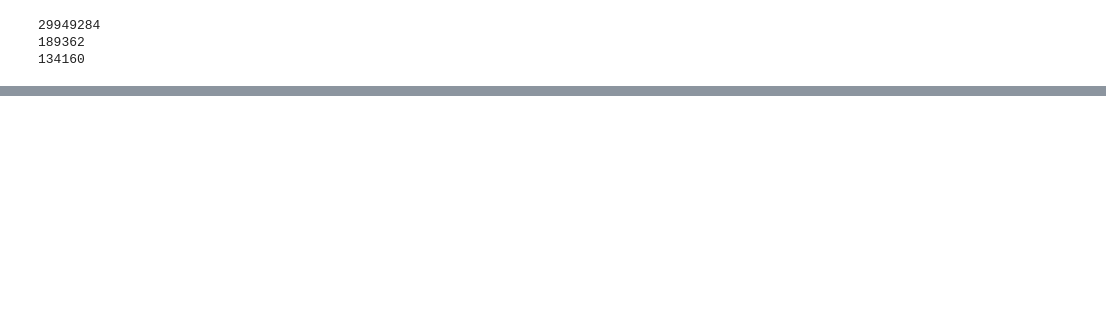
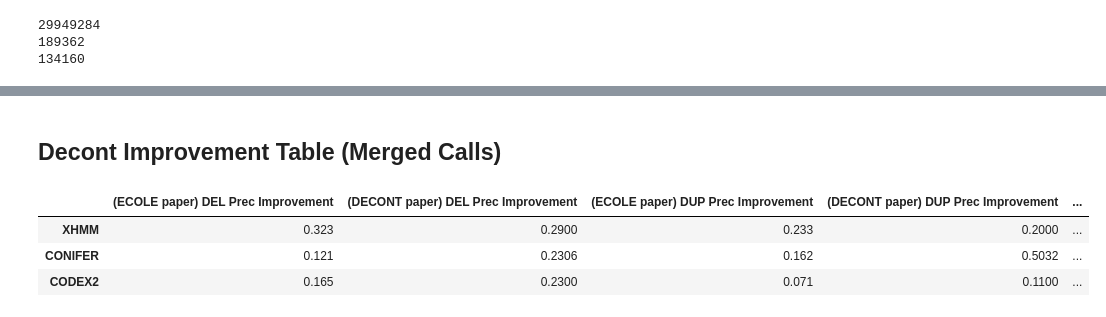
Before and after one commit to alperylmzz/ECOLE-revision, a Jupyter notebook: Figure2.ipynb, the cells around one changed output, grey strips where cells are left out. Cells and saved outputs as stored; diff of their text form; code cells hidden in the pictures; blank space fills up the shorter version.

```diff
--- a/Figure2.ipynb
+++ b/Figure2.ipynb
@@ -145,0 +267,2 @@ list(reversed(performanceTypes))
+# %% [markdown]
+## Decont Improvement Table (Merged Calls)
@@ -145,0 +294,30 @@ list(reversed(performanceTypes))
+# %%
+#Decont Papter
+
+Ozden_XHMM_imp = [ 0.29, 0.20, 0.24]
+Ozden_CONIFER_imp = [ 0.2306, 0.5032, 0.4389]
+Ozden_CODEX2_imp = [ 0.23, 0.11, 0.20]
+
+Ozden_DEL_prec_imp = [Ozden_XHMM_imp[0],Ozden_CONIFER_imp[0],Ozden_CODEX2_imp[0]]
+Ozden_DUP_prec_imp = [Ozden_XHMM_imp[1],Ozden_CONIFER_imp[1],Ozden_CODEX2_imp[1]]
+Ozden_Overall_prec_imp =[Ozden_XHMM_imp[2],Ozden_CONIFER_imp[2],Ozden_CODEX2_imp[2]]
+# %%
+
+
+data = {
+  "(ECOLE paper) DEL Prec Improvement": Mandiracioglu_DEL_prec_imp,
+  "(DECONT paper) DEL Prec Improvement": Ozden_DEL_prec_imp,
+    "(ECOLE paper) DUP Prec Improvement": Mandiracioglu_DUP_prec_imp,
+  "(DECONT paper) DUP Prec Improvement": Ozden_DUP_prec_imp,
+    "(ECOLE paper) Overall Prec Improvement": Mandiracioglu_Overall_prec_imp,
+  "(DECONT paper) Overall Prec Improvement": Ozden_Overall_prec_imp,
+}
+
+df = pd.DataFrame(data, index = ["XHMM", "CONIFER", "CODEX2"])
+
+df
+# %% [output]
+|  | (ECOLE paper) DEL Prec Improvement | (DECONT paper) DEL Prec Improvement | (ECOLE paper) DUP Prec Improvement | (DECONT paper) DUP Prec Improvement | ... |
+| XHMM | 0.323 | 0.2900 | 0.233 | 0.2000 | ... |
+| CONIFER | 0.121 | 0.2306 | 0.162 | 0.5032 | ... |
+| CODEX2 | 0.165 | 0.2300 | 0.071 | 0.1100 | ... |
```
Also changed, not shown: parts of 11 cells of this notebook, 1 other file.
